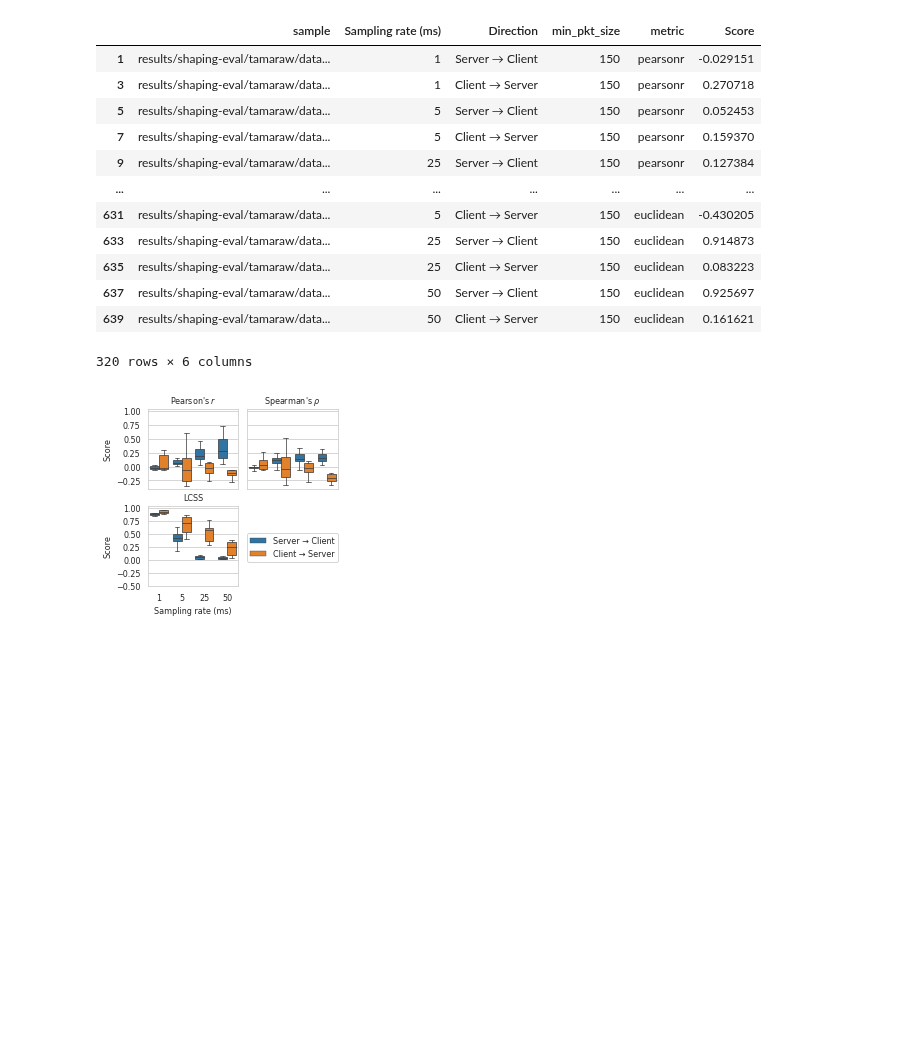
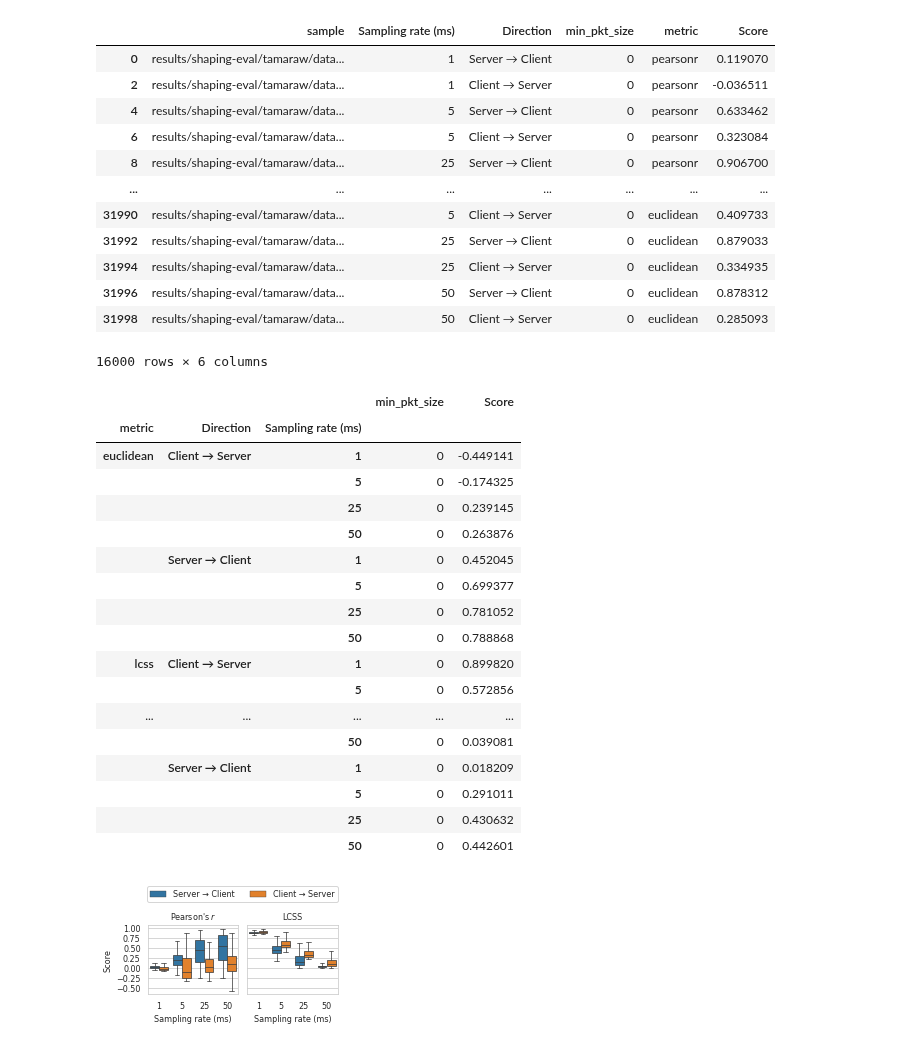
Before and after one commit to jpcsmith/qcsd-experiments, a Jupyter notebook: workflow/notebooks/plot-scores.ipynb, the cells around one changed output. Drawn from its saved outputs; the diff is of its cells as text; code cells hidden in the pictures; blank space fills up the shorter version.

```diff
--- a/workflow/notebooks/plot-scores.ipynb
+++ b/workflow/notebooks/plot-scores.ipynb
@@ -14,12 +14,14 @@ plt.rcParams.update({
 # %%
 SCORES_FILE = "../../results/shaping-eval/tamaraw/scores.csv"
 OUTPUT_FILE = pathlib.Path("/tmp/plot.png")
-MIN_PKT_SIZE = 150
+MIN_PKT_SIZE = 0
+WITH_LEGEND = True
 
 if "snakemake" in globals():
     SCORES_FILE = snakemake.input[0]
     OUTPUT_FILE = pathlib.Path(snakemake.output[0])
     MIN_PKT_SIZE = snakemake.params.get("min_pkt_size", 0)
+    WITH_LEGEND = snakemake.params.get("with_legend", False)
 # %%
 data = pd.melt(pd.read_csv(SCORES_FILE), id_vars=["sample", "rate", "dir", "min_pkt_size"], var_name="metric")
 data = data[data["min_pkt_size"] == MIN_PKT_SIZE]
@@ -55,49 +57,72 @@ plot_data[RATE_COL] = plot_data[RATE_COL].apply(lambda x: int(x[:-2]))
 plot_data
 # %% [output]
 |  | sample | Sampling rate (ms) | Direction | min_pkt_size | metric | Score |
-| 1 | results/shaping-eval/tamaraw/data... | 1 | Server → Client | 150 | pearsonr | -0.029151 |
-| 3 | results/shaping-eval/tamaraw/data... | 1 | Client → Server | 150 | pearsonr | 0.270718 |
-| 5 | results/shaping-eval/tamaraw/data... | 5 | Server → Client | 150 | pearsonr | 0.052453 |
-| 7 | results/shaping-eval/tamaraw/data... | 5 | Client → Server | 150 | pearsonr | 0.159370 |
-| 9 | results/shaping-eval/tamaraw/data... | 25 | Server → Client | 150 | pearsonr | 0.127384 |
+| 0 | results/shaping-eval/tamaraw/data... | 1 | Server → Client | 0 | pearsonr | 0.119070 |
+| 2 | results/shaping-eval/tamaraw/data... | 1 | Client → Server | 0 | pearsonr | -0.036511 |
+| 4 | results/shaping-eval/tamaraw/data... | 5 | Server → Client | 0 | pearsonr | 0.633462 |
+| 6 | results/shaping-eval/tamaraw/data... | 5 | Client → Server | 0 | pearsonr | 0.323084 |
+| 8 | results/shaping-eval/tamaraw/data... | 25 | Server → Client | 0 | pearsonr | 0.906700 |
 | ... | ... | ... | ... | ... | ... | ... |
-| 631 | results/shaping-eval/tamaraw/data... | 5 | Client → Server | 150 | euclidean | -0.430205 |
-| 633 | results/shaping-eval/tamaraw/data... | 25 | Server → Client | 150 | euclidean | 0.914873 |
-| 635 | results/shaping-eval/tamaraw/data... | 25 | Client → Server | 150 | euclidean | 0.083223 |
-| 637 | results/shaping-eval/tamaraw/data... | 50 | Server → Client | 150 | euclidean | 0.925697 |
-| 639 | results/shaping-eval/tamaraw/data... | 50 | Client → Server | 150 | euclidean | 0.161621 |
+| 31990 | results/shaping-eval/tamaraw/data... | 5 | Client → Server | 0 | euclidean | 0.409733 |
+| 31992 | results/shaping-eval/tamaraw/data... | 25 | Server → Client | 0 | euclidean | 0.879033 |
+| 31994 | results/shaping-eval/tamaraw/data... | 25 | Client → Server | 0 | euclidean | 0.334935 |
+| 31996 | results/shaping-eval/tamaraw/data... | 50 | Server → Client | 0 | euclidean | 0.878312 |
+| 31998 | results/shaping-eval/tamaraw/data... | 50 | Client → Server | 0 | euclidean | 0.285093 |
-320 rows × 6 columns
+16000 rows × 6 columns
 # %%
 metric_label = {
     "pearsonr": "Pearson's $r$",
     "spearmanr": "Spearman's $\\rho{}$",
     "lcss": "LCSS",
     "euclidean": "Scaled Euclidean"
 }
 
 def plot(data):
-    fig, axes = plt.subplots(2, 2, sharey=True, sharex=True, figsize=(3.5, 3.3))
-    axes[1, 1].remove()
+    fig, axes = plt.subplots(1, 2, sharey=True, sharex=True, figsize=(3.5, 1.8), squeeze=False)
+    display(data.groupby(["metric", "Direction", RATE_COL]).median())
 
-    for metric, ax in zip(["pearsonr", "spearmanr", "lcss"], axes.ravel()):
+    for metric, ax in zip(["pearsonr", "lcss"], axes.ravel()):
         plot_data = data[data["metric"] == metric]
         sns.boxplot(data=plot_data, x=RATE_COL, y="Score", hue="Direction", showfliers=False, ax=ax, linewidth=0.75)
         ax.get_legend().remove()
         ax.set_title(metric_label[metric])
+
+        ylim = ax.get_ylim()
         ax.set_yticks([-0.5, -0.25, 0, 0.25, 0.5, .75, 1.0])
+        ax.yaxis.set_major_locator(ticker.MultipleLocator(0.25))
     handles, labels = ax.get_legend_handles_labels()
-    fig.legend(handles, labels, loc='center right', bbox_to_anchor=(0.98, .32), ncol=1)
+    if WITH_LEGEND:
+        fig.legend(handles, labels, loc='upper right', bbox_to_anchor=(.98, 1.15), ncol=2)
 
-    for ax in axes[0]:
-        ax.set_xlabel(None)
+    for ax in axes.ravel():
+        ax.set_ylim(ylim)
+
     for ax in axes[:, 1:].ravel():
         ax.set_ylabel(None)
     fig.tight_layout(h_pad=0.5)
 
     return fig
 
 fig = plot(plot_data)
 fig.savefig(OUTPUT_FILE.with_suffix(".png"), bbox_inches="tight", dpi=150)
 fig.savefig(OUTPUT_FILE.with_suffix(".pgf"), backend="pgf", bbox_inches="tight")
 # %% [output]
+|  |  |  | min_pkt_size | Score |
+| metric | Direction | Sampling rate (ms) |  |  |
+| euclidean | Client → Server | 1 | 0 | -0.449141 |
+|  |  | 5 | 0 | -0.174325 |
+|  |  | 25 | 0 | 0.239145 |
+|  |  | 50 | 0 | 0.263876 |
+|  | Server → Client | 1 | 0 | 0.452045 |
+|  |  | 5 | 0 | 0.699377 |
+|  |  | 25 | 0 | 0.781052 |
+|  |  | 50 | 0 | 0.788868 |
+| lcss | Client → Server | 1 | 0 | 0.899820 |
+|  |  | 5 | 0 | 0.572856 |
+| ... | ... | ... | ... | ... |
+|  |  | 50 | 0 | 0.039081 |
+|  | Server → Client | 1 | 0 | 0.018209 |
+|  |  | 5 | 0 | 0.291011 |
+|  |  | 25 | 0 | 0.430632 |
+|  |  | 50 | 0 | 0.442601 |
-[figure, old version]
+[figure, new version]
```
Also changed, not shown: parts of 2 cells of this notebook, 16 other files.
